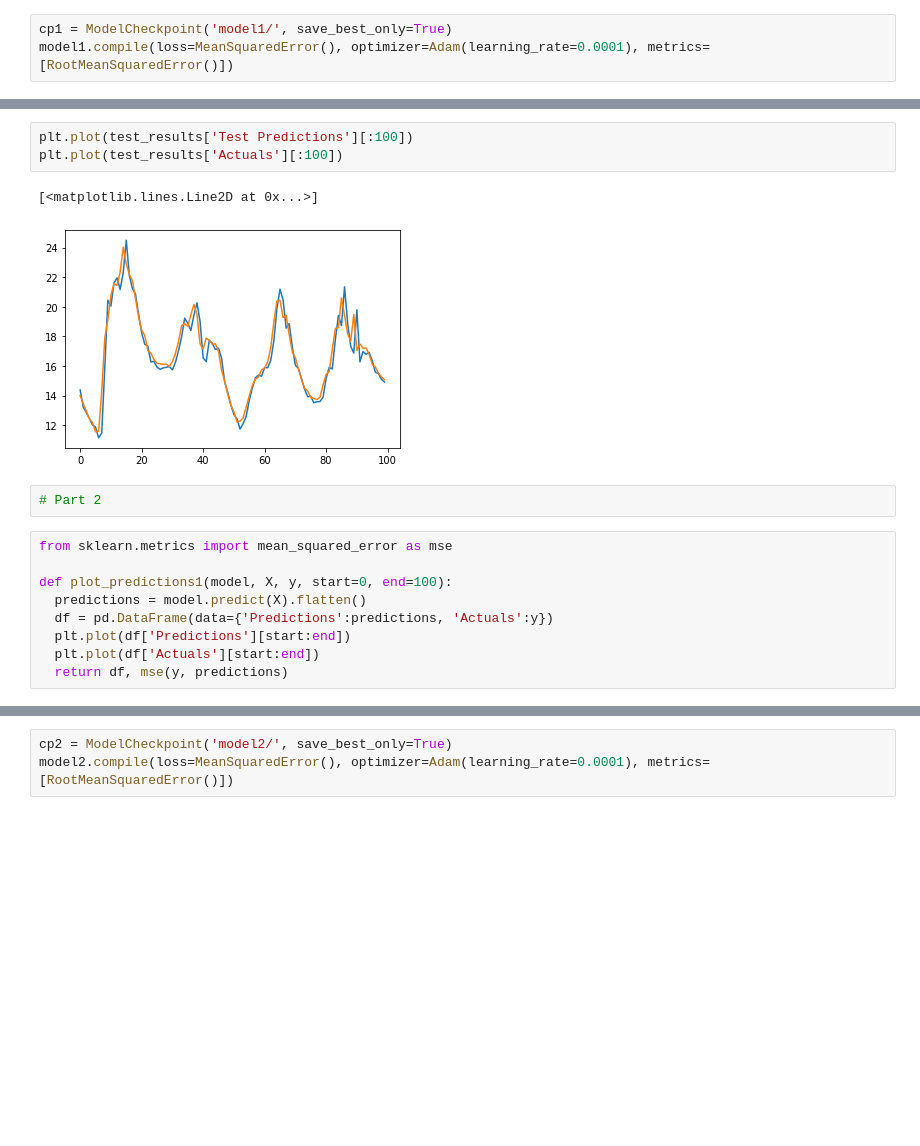
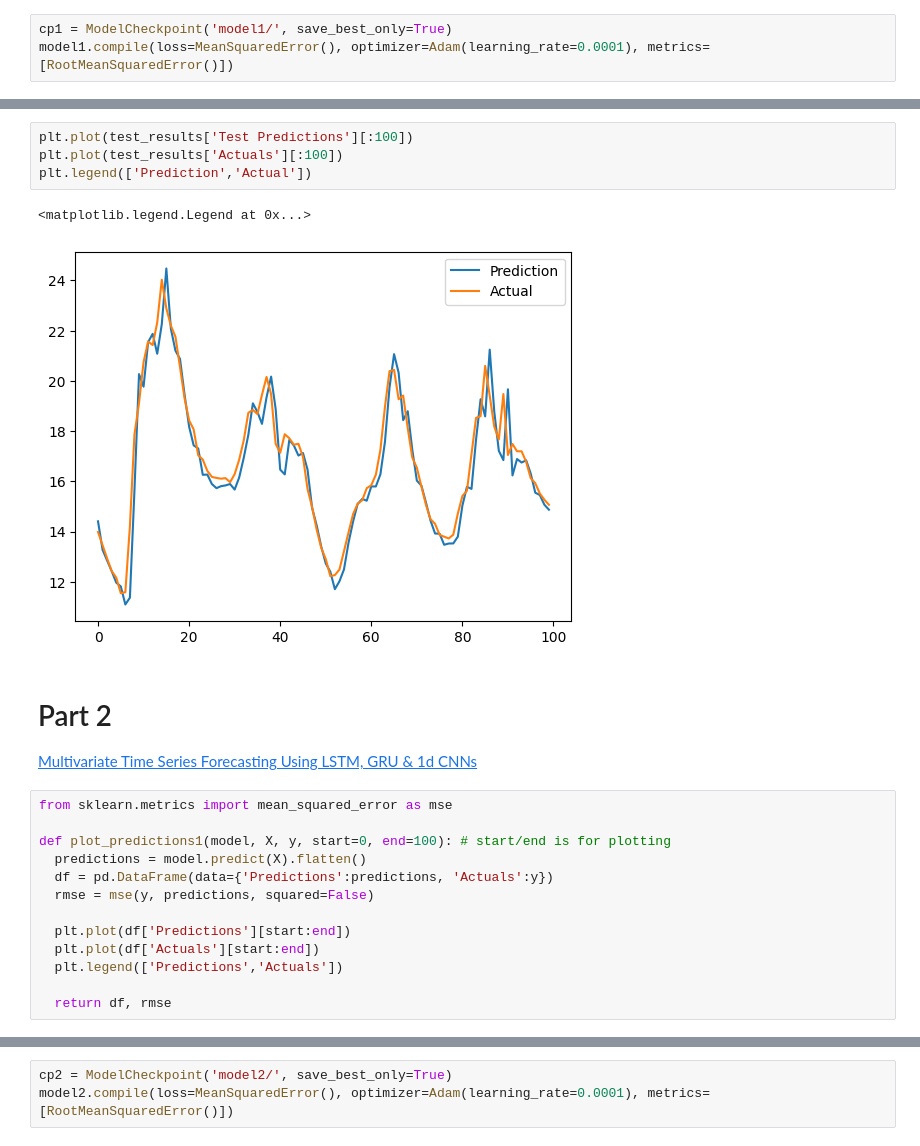
Before and after one commit to gregorywmorris/guided_projects, a Jupyter notebook: time_series/Greg_Hogg/LSTM_Time_Series_Forecasting_Tutorial_in_Python.ipynb, the cells around one changed output, grey strips where cells are left out. Drawn from its saved outputs; the diff is of its cells as text; blank space fills up the shorter version.

```diff
--- a/time_series/Greg_Hogg/LSTM_Time_Series_Forecasting_Tutorial_in_Python.ipynb
+++ b/time_series/Greg_Hogg/LSTM_Time_Series_Forecasting_Tutorial_in_Python.ipynb
@@ -228,20 +247,28 @@ test_results
 # %%
 plt.plot(test_results['Test Predictions'][:100])
 plt.plot(test_results['Actuals'][:100])
+plt.legend(['Prediction','Actual'])
 # %% [output]
-[<matplotlib.lines.Line2D at 0x...>]
+<matplotlib.legend.Legend at 0x...>
-[figure, old version]
+[figure, new version]
-# %%
-# Part 2
+# %% [markdown]
+# Part 2
+
+[Multivariate Time Series Forecasting Using LSTM, GRU & 1d CNNs
+](https://www.youtube.com/watch?v=kGdbPnMCdOg)
 # %%
 from sklearn.metrics import mean_squared_error as mse
 
-def plot_predictions1(model, X, y, start=0, end=100):
+def plot_predictions1(model, X, y, start=0, end=100): # start/end is for plotting
   predictions = model.predict(X).flatten()
   df = pd.DataFrame(data={'Predictions':predictions, 'Actuals':y})
+  rmse = mse(y, predictions, squared=False)
+
   plt.plot(df['Predictions'][start:end])
   plt.plot(df['Actuals'][start:end])
-  return df, mse(y, predictions)
+  plt.legend(['Predictions','Actuals'])
+
+  return df, rmse
 # %%
 plot_predictions1(model1, X_test1, y_test1)
 # %% [output]
```
Also changed, not shown: parts of 18 cells of this notebook.
